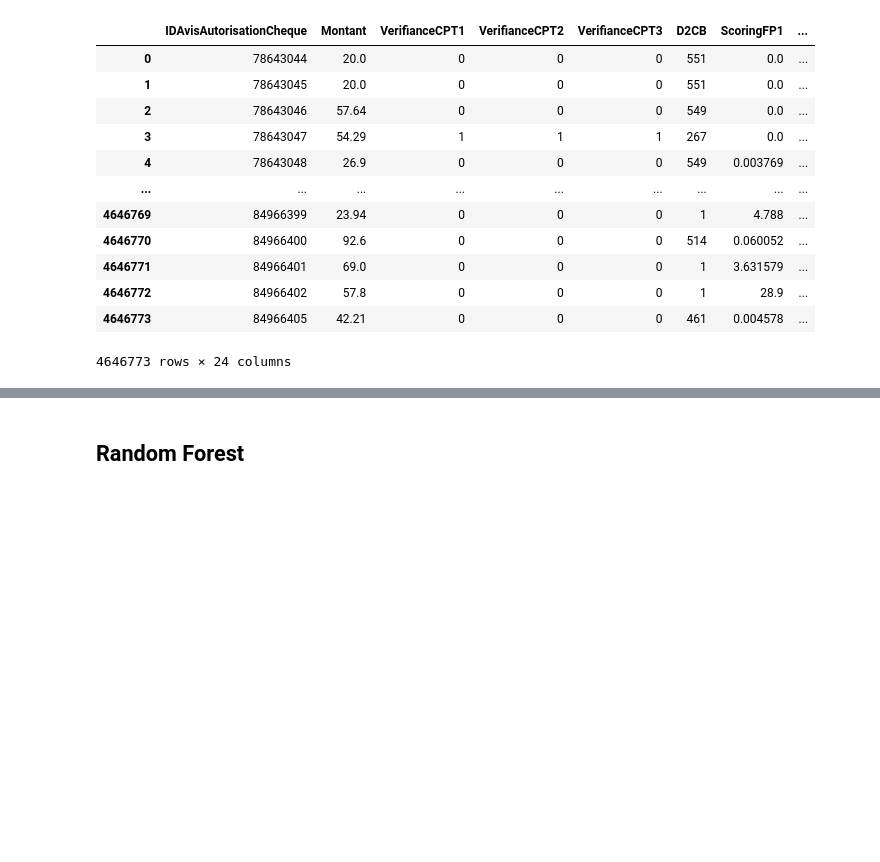
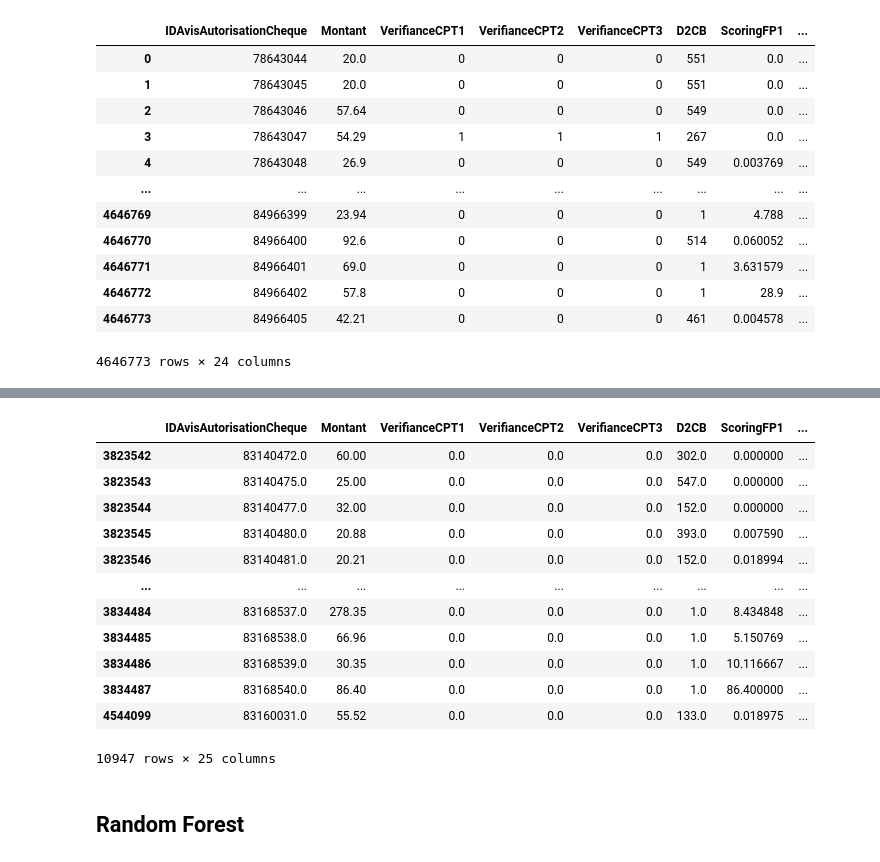
Before and after one commit to adcastex/fouille_de_donnees, a Jupyter notebook: Adrien.ipynb, the cells around one changed output, grey strips where cells are left out. Saved outputs shown, nothing was run; the diff lists cells and outputs as text; code cells hidden in the pictures; blank space fills up the shorter version.

```diff
--- a/Adrien.ipynb
+++ b/Adrien.ipynb
@@ -195,0 +235,6 @@ pourcentage
+# %%
+X["FlagImpaye"]=y["FlagImpaye"]
+# %%
+X.sort_values(by=['Mois','Jour'], ascending=True,inplace=True)
+# %%
+pd.set_option('display.max_rows', 15)
@@ -196,2 +243,20 @@ pourcentage
+# %%
+result = X[(X['Mois'] == 9) & (X['Jour'] == 1)]
+# %%
+result
+# %% [output]
+|  | IDAvisAutorisationCheque | Montant | VerifianceCPT1 | VerifianceCPT2 | VerifianceCPT3 | D2CB | ScoringFP1 | ... |
+| 3823542 | 83140472.0 | 60.00 | 0.0 | 0.0 | 0.0 | 302.0 | 0.000000 | ... |
+| 3823543 | 83140475.0 | 25.00 | 0.0 | 0.0 | 0.0 | 547.0 | 0.000000 | ... |
+| 3823544 | 83140477.0 | 32.00 | 0.0 | 0.0 | 0.0 | 152.0 | 0.000000 | ... |
+| 3823545 | 83140480.0 | 20.88 | 0.0 | 0.0 | 0.0 | 393.0 | 0.007590 | ... |
+| 3823546 | 83140481.0 | 20.21 | 0.0 | 0.0 | 0.0 | 152.0 | 0.018994 | ... |
+| ... | ... | ... | ... | ... | ... | ... | ... | ... |
+| 3834484 | 83168537.0 | 278.35 | 0.0 | 0.0 | 0.0 | 1.0 | 8.434848 | ... |
+| 3834485 | 83168538.0 | 66.96 | 0.0 | 0.0 | 0.0 | 1.0 | 5.150769 | ... |
+| 3834486 | 83168539.0 | 30.35 | 0.0 | 0.0 | 0.0 | 1.0 | 10.116667 | ... |
+| 3834487 | 83168540.0 | 86.40 | 0.0 | 0.0 | 0.0 | 1.0 | 86.400000 | ... |
+| 4544099 | 83160031.0 | 55.52 | 0.0 | 0.0 | 0.0 | 133.0 | 0.018975 | ... |
+10947 rows × 25 columns
 # %% [markdown]
 ## Random Forest
```
Also changed, not shown: parts of 43 cells of this notebook, 1 other file.
